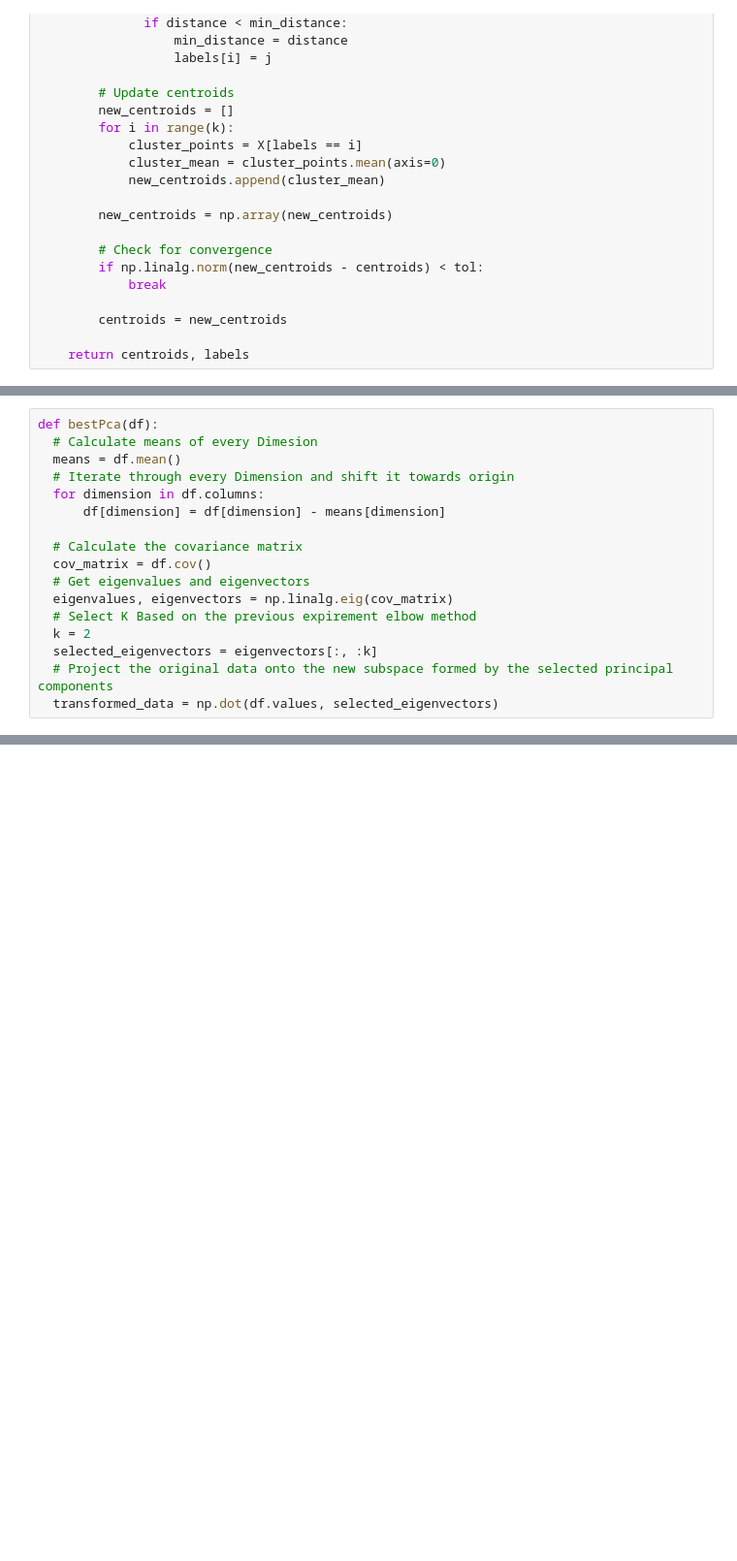
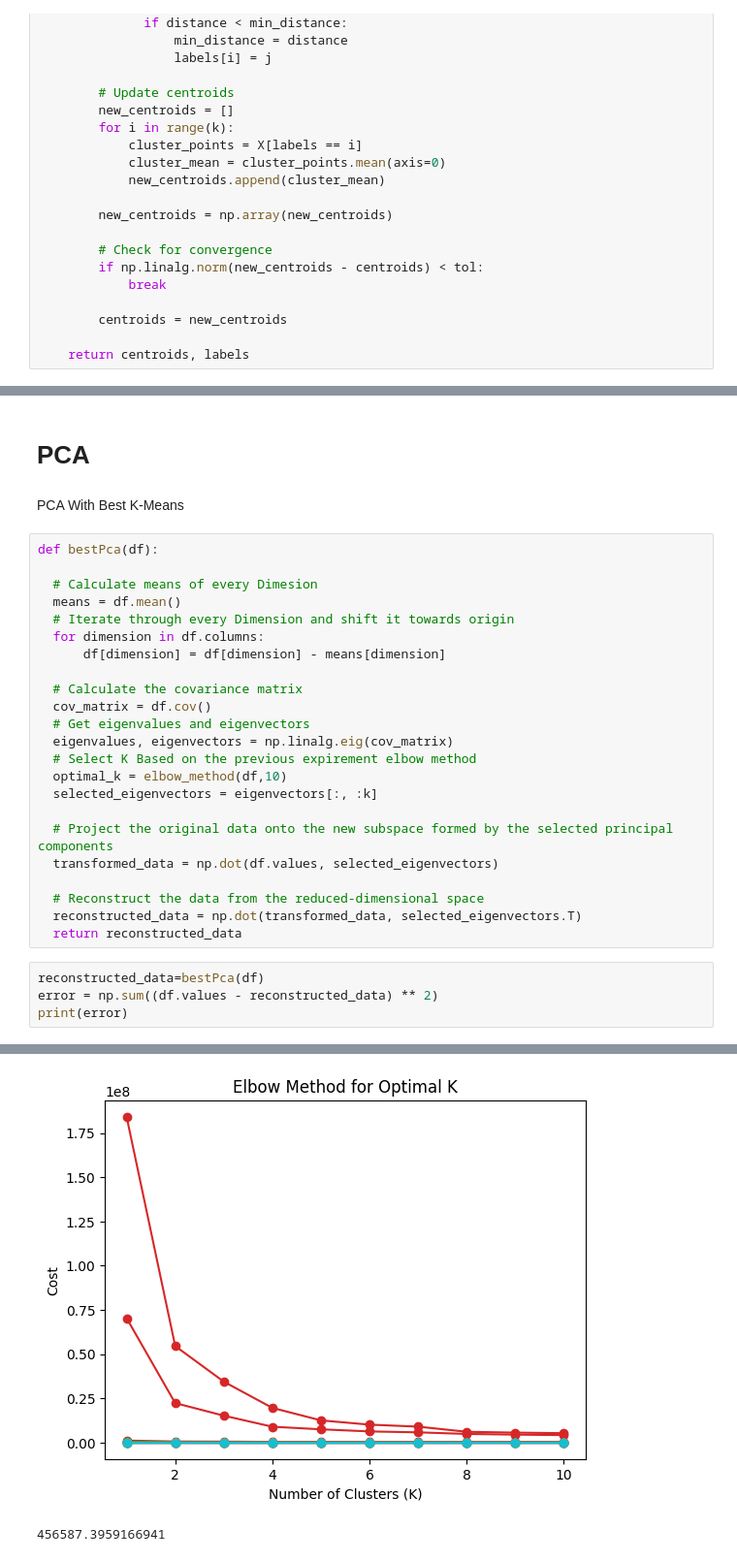
Before and after one commit to Asser146/ML-Assignments, a Jupyter notebook: Assignment4/Unsupervised.ipynb, the cells around one changed output, grey strips where cells are left out. Shown at 97% size. Saved outputs shown, nothing was run; the diff lists cells and outputs as text; blank space fills up the shorter version.

Commit message:
apply pca with broken k means:(

```diff
--- a/Assignment4/Unsupervised.ipynb
+++ b/Assignment4/Unsupervised.ipynb
@@ -84,5 +116,10 @@ print(accuracy)
+# %% [markdown]
+# PCA
+# %% [markdown]
+PCA With Best K-Means
 # %%
 def bestPca(df):
+
   # Calculate means of every Dimesion
   means = df.mean()
   # Iterate through every Dimension and shift it towards origin
@@ -94,7 +131,17 @@ def bestPca(df):
   # Get eigenvalues and eigenvectors
   eigenvalues, eigenvectors = np.linalg.eig(cov_matrix)
   # Select K Based on the previous expirement elbow method
-  k = 2
+  optimal_k = elbow_method(df,10)
   selected_eigenvectors = eigenvectors[:, :k]
+
   # Project the original data onto the new subspace formed by the selected principal components
   transformed_data = np.dot(df.values, selected_eigenvectors)
+
+  # Reconstruct the data from the reduced-dimensional space
+  reconstructed_data = np.dot(transformed_data, selected_eigenvectors.T)
+  return reconstructed_data
+# %%
+reconstructed_data=bestPca(df)
+error = np.sum((df.values - reconstructed_data) ** 2)
+print(error)
+# %% [output]
@@ -100,0 +165,2 @@ def bestPca(df):
+[figure, added]
+456587.3959166941
```
Also changed, not shown: parts of 11 cells of this notebook.
